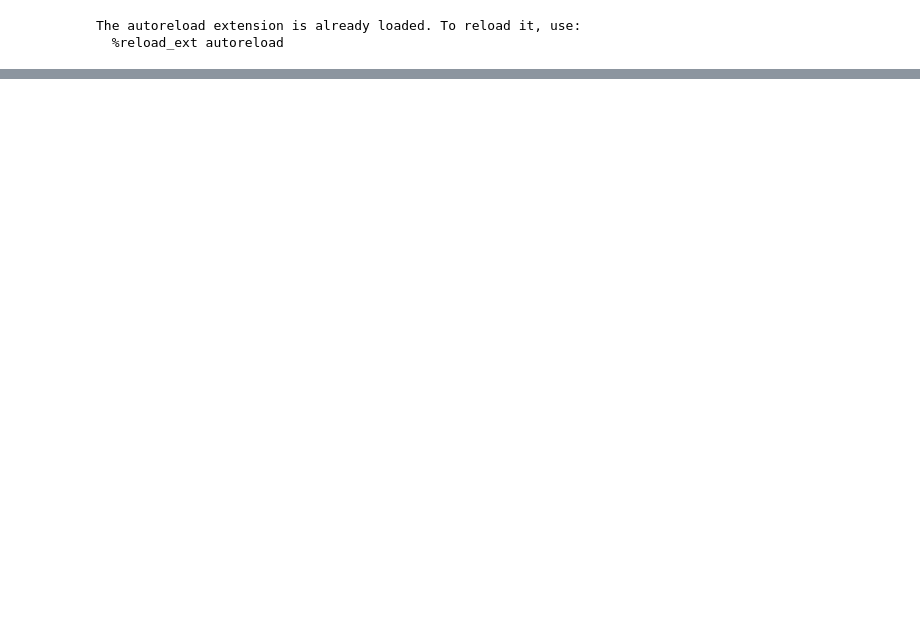
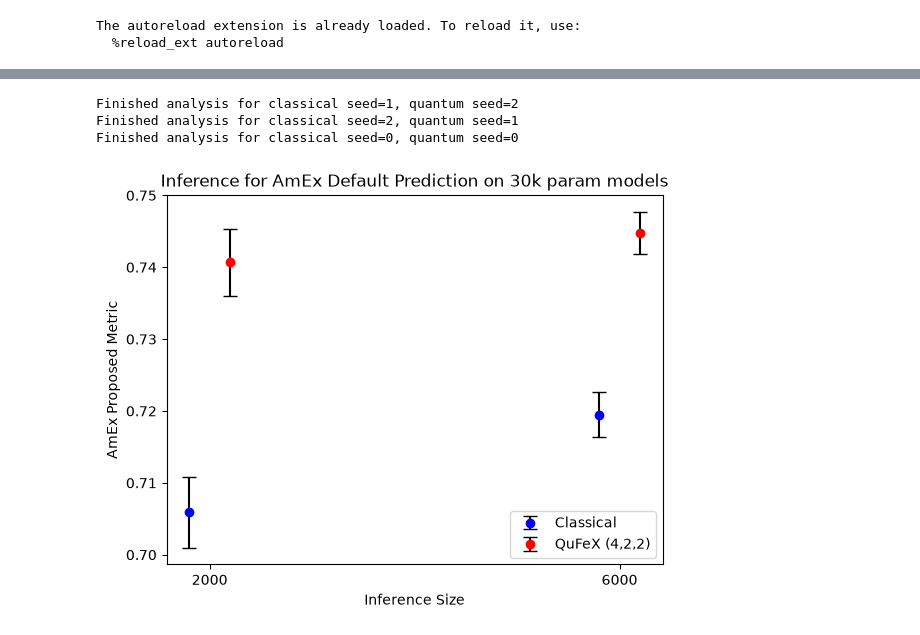
Before and after one commit to benjaminhagan/Quantum-Enhanced-Default-Detection, a Jupyter notebook: Demo Notebooks/StatisticalAnalysis.ipynb, the cells around one changed output, grey strips where cells are left out. Drawn from its saved outputs; the diff is of its cells as text; code cells hidden in the pictures; blank space fills up the shorter version.

Commit message:
Restructured StatisticalAnalysis tests and added model checkpoints

```diff
--- a/Demo Notebooks/StatisticalAnalysis.ipynb
+++ b/Demo Notebooks/StatisticalAnalysis.ipynb
@@ -222,0 +237,29 @@ plot_M(metrics_422_unentangled, num_seeds=10, quantum_label="QuFeX (4,2,2) Unent
+# %%
+num_seeds = 8
+models_c, models_q = load_models(num_models=5)
+
+#Select best models from training
+best_model_idx_c = [1, 2, 0] #With best model first
+best_model_idx_q = [2, 1, 0]
+best_models_c = [models_c[x] for x in best_model_idx_c]
+best_models_q = [models_q[x] for x in best_model_idx_q]
+
+metrics = []
+
+save_dir_metrics = Path("../metrics")
+save_dir_metrics.mkdir(parents=True, exist_ok=True)
+
+for i in range(len(best_models_q)):
+    results = run_statistical_analysis(num_seeds=num_seeds, model_c=best_models_c[i], model_q=best_models_q[i])
+    c, q = best_model_idx_c[i], best_model_idx_q[i]
+    np.save(save_dir_metrics / f"422_seeds{c}_{q}", results)
+    print(f"Finished analysis for classical seed={c}, quantum seed={q}")
+# %% [output]
+Finished analysis for classical seed=1, quantum seed=2
+Finished analysis for classical seed=2, quantum seed=1
+Finished analysis for classical seed=0, quantum seed=0
+# %%
+metrics = np.load(save_dir_metrics / "422_seeds1_2.npy")
+plot_M(metrics, num_seeds=num_seeds, quantum_label="QuFeX (4,2,2)")
+# %% [output]
+[figure, added]
```
Also changed, not shown: parts of 11 cells of this notebook, 6 other files.
